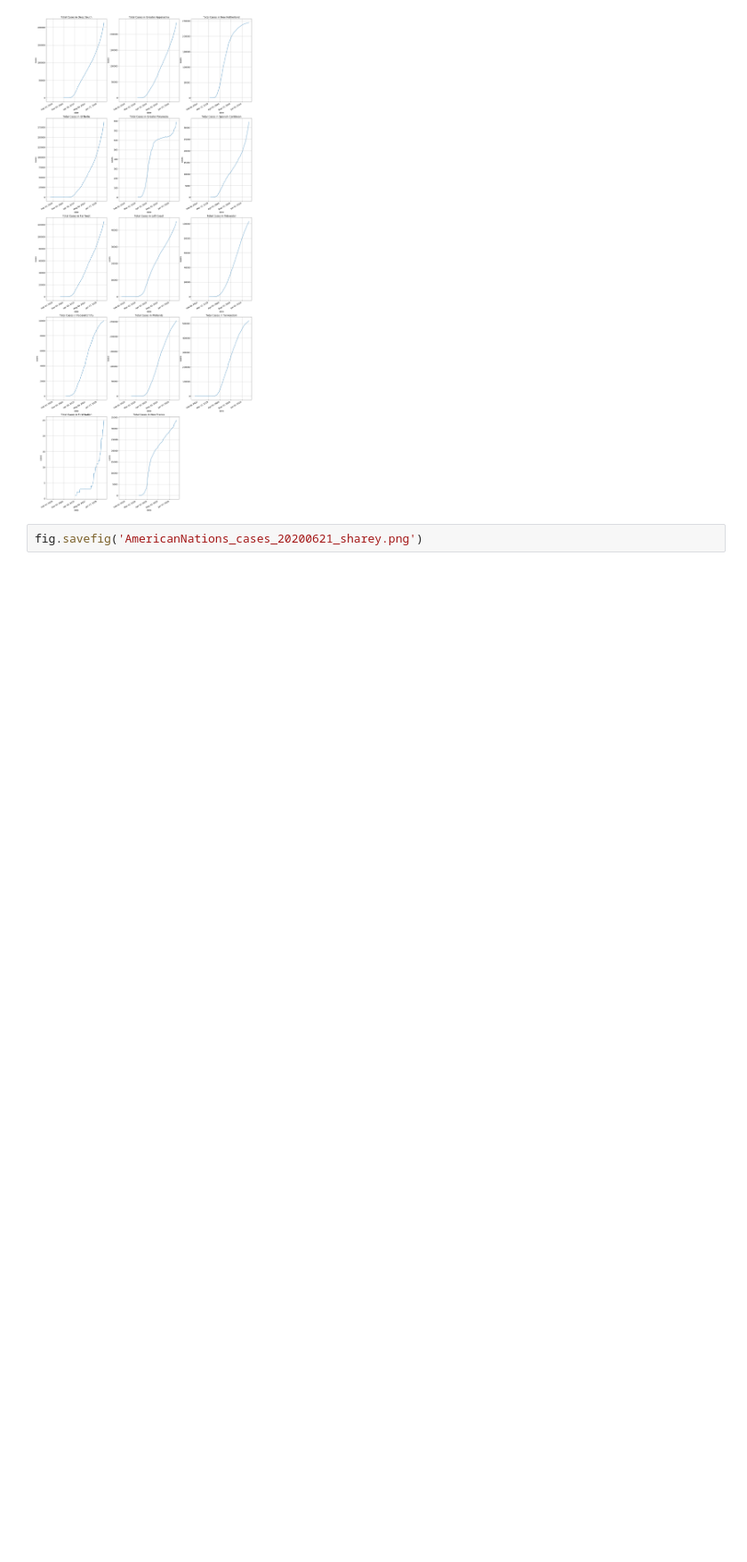
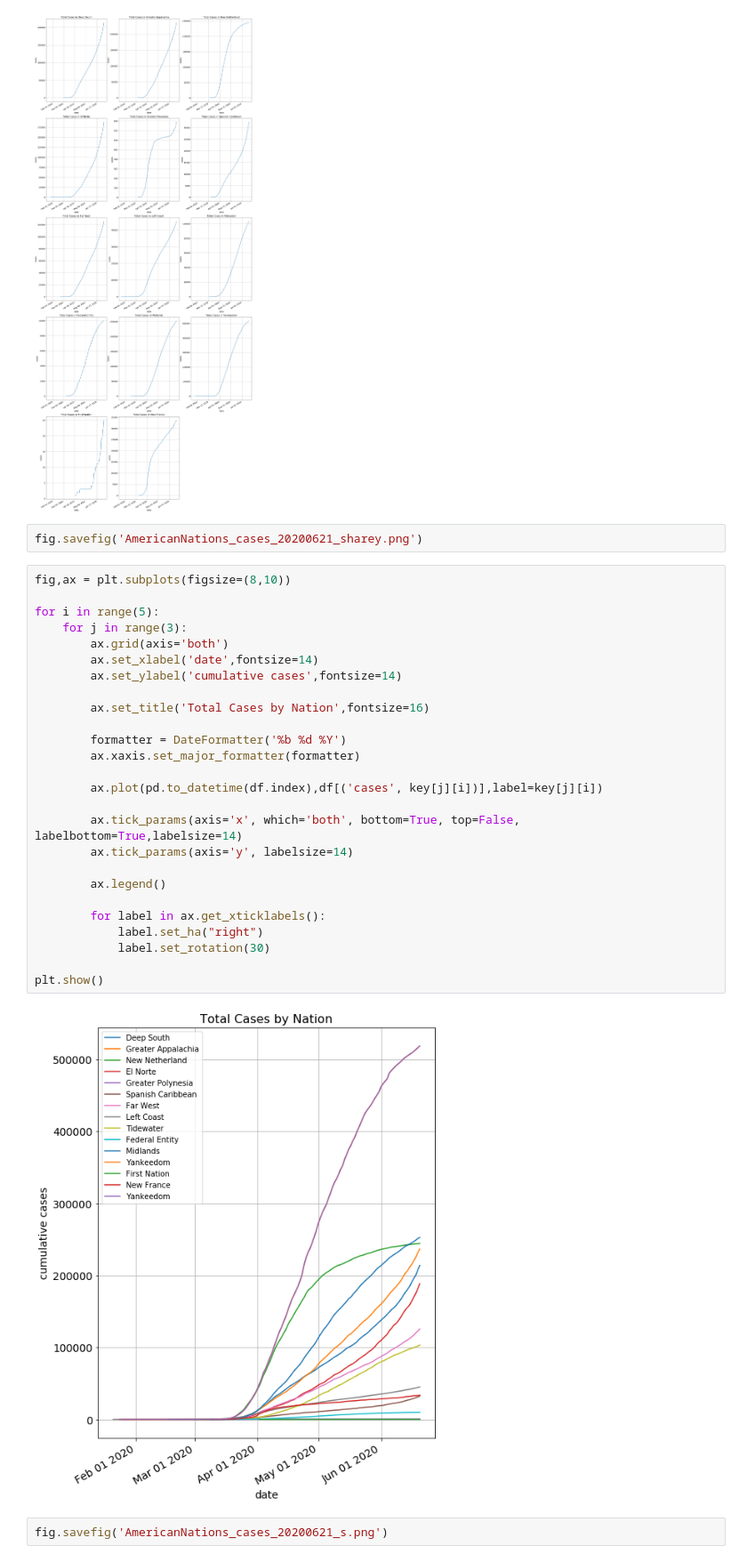
Before and after one commit to Plamen0606/Covid-19, a Jupyter notebook: Covid-19 Plots_AmericanNations.ipynb, the cells around one changed output. Shown at 89% size. Drawn from its saved outputs; the diff is of its cells as text; blank space fills up the shorter version.

```diff
--- a/Covid-19 Plots_AmericanNations.ipynb
+++ b/Covid-19 Plots_AmericanNations.ipynb
@@ -63,3 +63,33 @@ plt.show()
 [figure]
 # %%
 fig.savefig('AmericanNations_cases_20200621_sharey.png')
+# %%
+fig,ax = plt.subplots(figsize=(8,10))
+
+for i in range(5):
+    for j in range(3):
+        ax.grid(axis='both')
+        ax.set_xlabel('date',fontsize=14)
+        ax.set_ylabel('cumulative cases',fontsize=14)
+
+        ax.set_title('Total Cases by Nation',fontsize=16)
+
+        formatter = DateFormatter('%b %d %Y')
+        ax.xaxis.set_major_formatter(formatter)
+
+        ax.plot(pd.to_datetime(df.index),df[('cases', key[j][i])],label=key[j][i])
+
+        ax.tick_params(axis='x', which='both', bottom=True, top=False, labelbottom=True,labelsize=14)
+        ax.tick_params(axis='y', labelsize=14)
+
+        ax.legend()
+
+        for label in ax.get_xticklabels():
+            label.set_ha("right")
+            label.set_rotation(30)
+
+plt.show()
+# %% [output]
+[figure, added]
+# %%
+fig.savefig('AmericanNations_cases_20200621_s.png')
```
Also changed, not shown: 1 other file.
